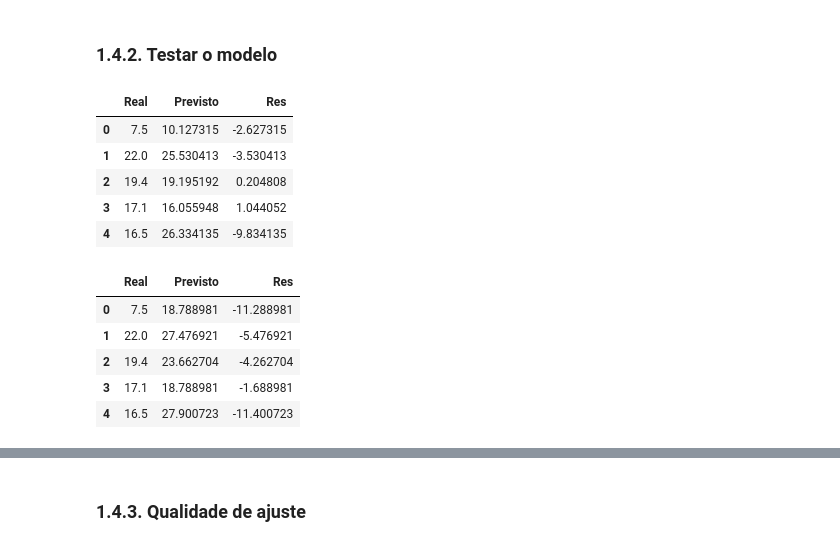
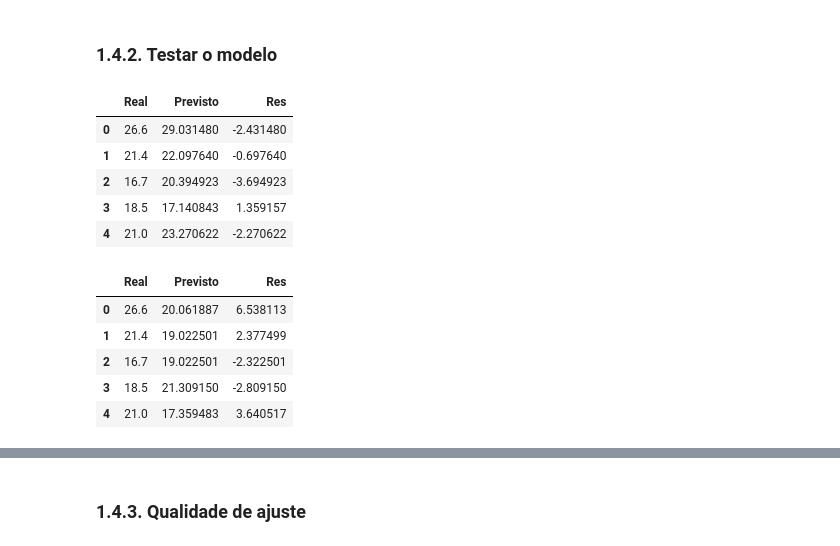
Before and after one commit to bruna-calistrate/Regression-SupervisedModels-Course, a Jupyter notebook: Exercícios.ipynb, the cells around one changed output, grey strips where cells are left out. Cells and saved outputs as stored; diff of their text form; code cells hidden in the pictures.

```diff
--- a/Exercícios.ipynb
+++ b/Exercícios.ipynb
@@ -100,7 +101,7 @@ def predict_table(y, y_pred, columns=['Real', 'Previsto'], residual=False):
 
     import pandas as pd
 
-    pred = pd.concat([y, pd.Series(y_pred)], axis=1)
+    pred = pd.concat([y, y_pred], axis=1)
     pred.columns = columns
 
     if residual is True:
@@ -334,23 +336,23 @@ y_LSTAT = regLSTAT.predict(x_Test[['LSTAT']])
 y_PTRATIO = regPTRATIO.predict(x_Test[['PTRATIO']])
 y_RM = regRM.predict(x_Test[['RM']])
 # %%
-pred_LSTAT = predict_table(y=y_Test, y_pred=y_LSTAT, residual=True)
+pred_LSTAT = predict_table(y=y_Test, y_pred=pd.DataFrame(y_LSTAT), residual=True)
 pred_LSTAT.head()
 # %% [output]
 |  | Real | Previsto | Res |
-| 0 | 7.5 | 10.127315 | -2.627315 |
-| 1 | 22.0 | 25.530413 | -3.530413 |
-| 2 | 19.4 | 19.195192 | 0.204808 |
-| 3 | 17.1 | 16.055948 | 1.044052 |
-| 4 | 16.5 | 26.334135 | -9.834135 |
+| 0 | 26.6 | 29.031480 | -2.431480 |
+| 1 | 21.4 | 22.097640 | -0.697640 |
+| 2 | 16.7 | 20.394923 | -3.694923 |
+| 3 | 18.5 | 17.140843 | 1.359157 |
+| 4 | 21.0 | 23.270622 | -2.270622 |
 # %%
-pred_PTRATIO = predict_table(y=y_Test, y_pred=y_PTRATIO, residual=True)
+pred_PTRATIO = predict_table(y=y_Test, y_pred=pd.DataFrame(y_PTRATIO), residual=True)
 pred_PTRATIO.head()
 # %% [output]
 |  | Real | Previsto | Res |
-| 0 | 7.5 | 18.788981 | -11.288981 |
-| 1 | 22.0 | 27.476921 | -5.476921 |
-| 2 | 19.4 | 23.662704 | -4.262704 |
-| 3 | 17.1 | 18.788981 | -1.688981 |
-| 4 | 16.5 | 27.900723 | -11.400723 |
+| 0 | 26.6 | 20.061887 | 6.538113 |
+| 1 | 21.4 | 19.022501 | 2.377499 |
+| 2 | 16.7 | 19.022501 | -2.322501 |
+| 3 | 18.5 | 21.309150 | -2.809150 |
+| 4 | 21.0 | 17.359483 | 3.640517 |
 # %%
```
Also changed, not shown: parts of 78 cells of this notebook.
